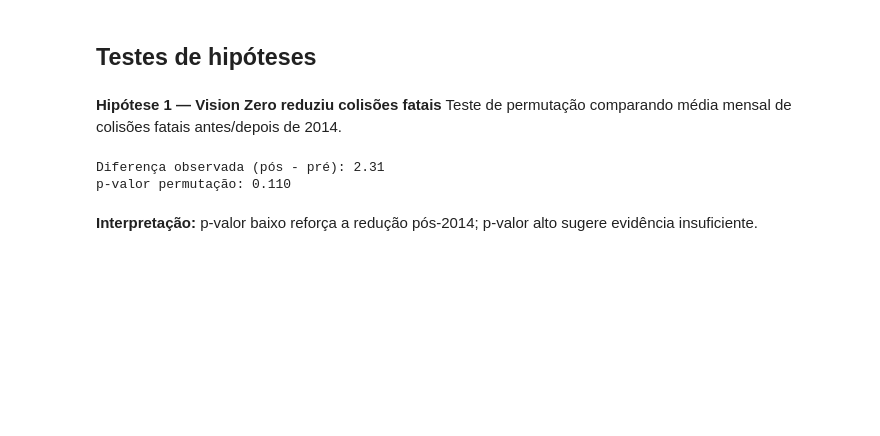
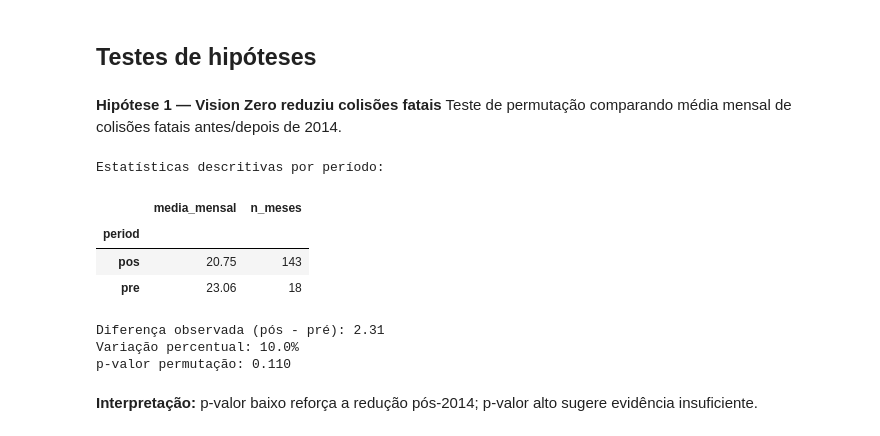
Before and after one commit to EduTiyo/data_science, a Jupyter notebook: exploratory_analysis.ipynb, the cells around one changed output. Drawn from its saved outputs; the diff is of its cells as text; code cells hidden in the pictures; blank space fills up the shorter version.

```diff
--- a/exploratory_analysis.ipynb
+++ b/exploratory_analysis.ipynb
@@ -512,35 +512,52 @@ monthly_fatal = (
     .assign(is_fatal=collisions_df['number_of_persons_killed'] > 0)
     .set_index('crash_date_dt')
     .resample('M')['is_fatal']
     .sum()
     .to_frame(name='fatal_collisions')
 )
 monthly_fatal['period'] = np.where(monthly_fatal.index.year < 2014, 'pre', 'pos')
+
+# Estatísticas descritivas por período
+period_stats = monthly_fatal.groupby('period').agg(
+    media_mensal=('fatal_collisions', 'mean'),
+    n_meses=('fatal_collisions', 'count')
+).round(2)
+
+print("Estatísticas descritivas por período:")
+display(period_stats)
 
 observed_diff = (
     monthly_fatal.groupby('period')['fatal_collisions'].mean()
     .diff().iloc[-1]
 )
 
 np.random.seed(42)
 n_perm = 2000
 combined = monthly_fatal['fatal_collisions'].values
 labels = monthly_fatal['period'].values
 
 def perm_diff(values, labels):
     shuffled = np.random.permutation(labels)
     pre_mean = values[shuffled == 'pre'].mean()
     pos_mean = values[shuffled == 'pos'].mean()
     return pos_mean - pre_mean
 
 perm_diffs = np.array([perm_diff(combined, labels) for _ in range(n_perm)])
 p_value = (np.abs(perm_diffs) >= np.abs(observed_diff)).mean()
 
+print()
 print(f"Diferença observada (pós - pré): {observed_diff:.2f}")
+print(f"Variação percentual: {(observed_diff / period_stats.loc['pre', 'media_mensal'] * 100):.1f}%")
 print(f"p-valor permutação: {p_value:.3f}")
 # %% [output]
-Diferença observada (pós - pré): 2.31
-p-valor permutação: 0.110
+Estatísticas descritivas por período:
+|  | media_mensal | n_meses |
+| period |  |  |
+| pos | 20.75 | 143 |
+| pre | 23.06 | 18 |
+Diferença observada (pós - pré): 2.31
+Variação percentual: 10.0%
+p-valor permutação: 0.110
 # %% [markdown]
 **Interpretação:** p-valor baixo reforça a redução pós-2014; p-valor alto sugere evidência insuficiente.
 # %% [markdown]
```
Also changed, not shown: parts of 1 cell of this notebook.
